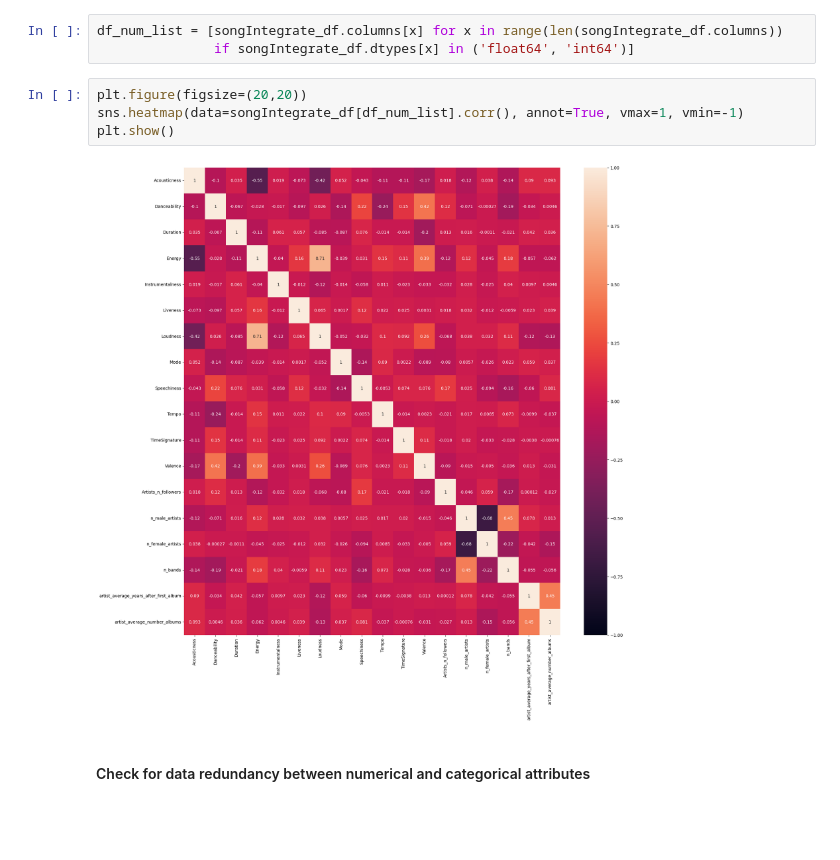
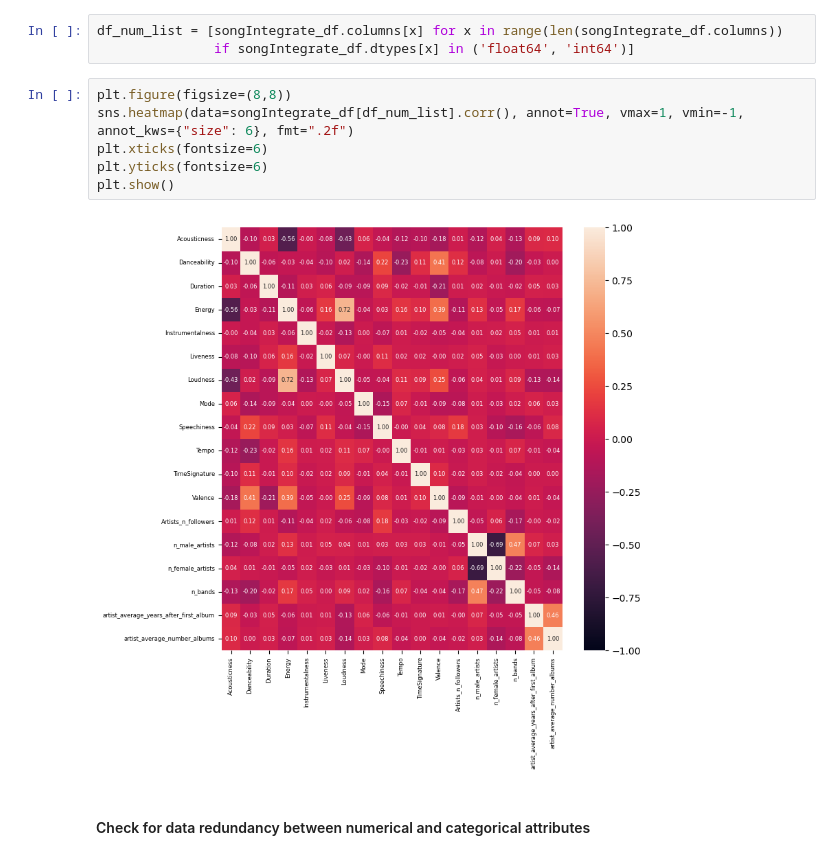
Before and after one commit to TimRyder9876/Python, a Jupyter notebook: Data_Preprocessing_In_Python (Book)/Ch12_Data_Integration_and_Fusion.ipynb, the cells around one changed output. Cells and saved outputs as stored; diff of their text form; blank space fills up the shorter version.

```diff
--- a/Data_Preprocessing_In_Python (Book)/Ch12_Data_Integration_and_Fusion.ipynb
+++ b/Data_Preprocessing_In_Python (Book)/Ch12_Data_Integration_and_Fusion.ipynb
@@ -856,11 +856,13 @@ memory usage: 663.4+ KB
 df_num_list = [songIntegrate_df.columns[x] for x in range(len(songIntegrate_df.columns))
                if songIntegrate_df.dtypes[x] in ('float64', 'int64')]
 # %%
-plt.figure(figsize=(20,20))
-sns.heatmap(data=songIntegrate_df[df_num_list].corr(), annot=True, vmax=1, vmin=-1)
+plt.figure(figsize=(8,8))
+sns.heatmap(data=songIntegrate_df[df_num_list].corr(), annot=True, vmax=1, vmin=-1, annot_kws={"size": 6}, fmt=".2f")
+plt.xticks(fontsize=6)
+plt.yticks(fontsize=6)
 plt.show()
 # %% [output]
-[figure, old version]
+[figure, new version]
 # %% [markdown]
 #### Check for data redundancy between numerical and categorical attributes
 # %%
```
Also changed, not shown: parts of 15 cells of this notebook, 2 other files.
